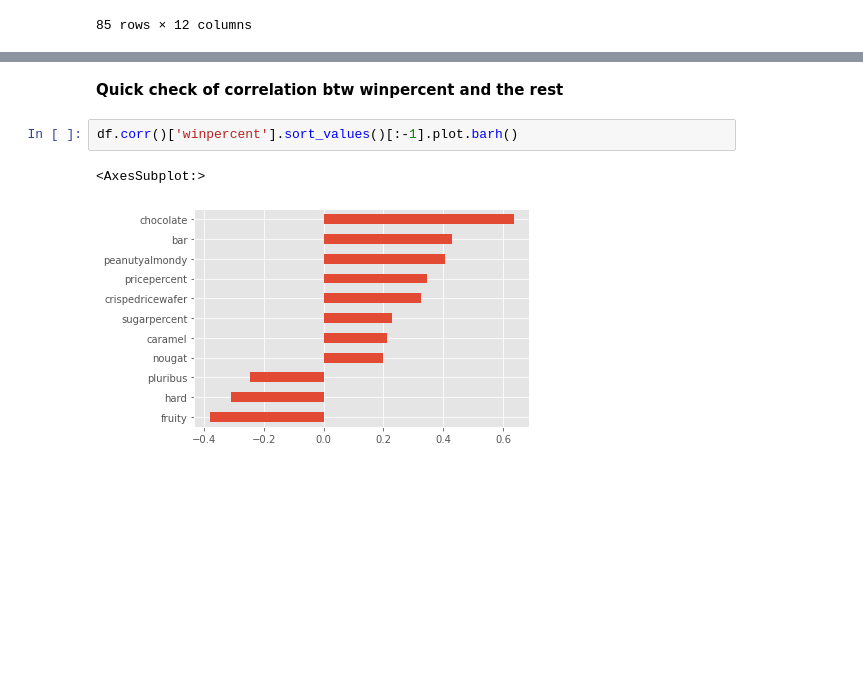
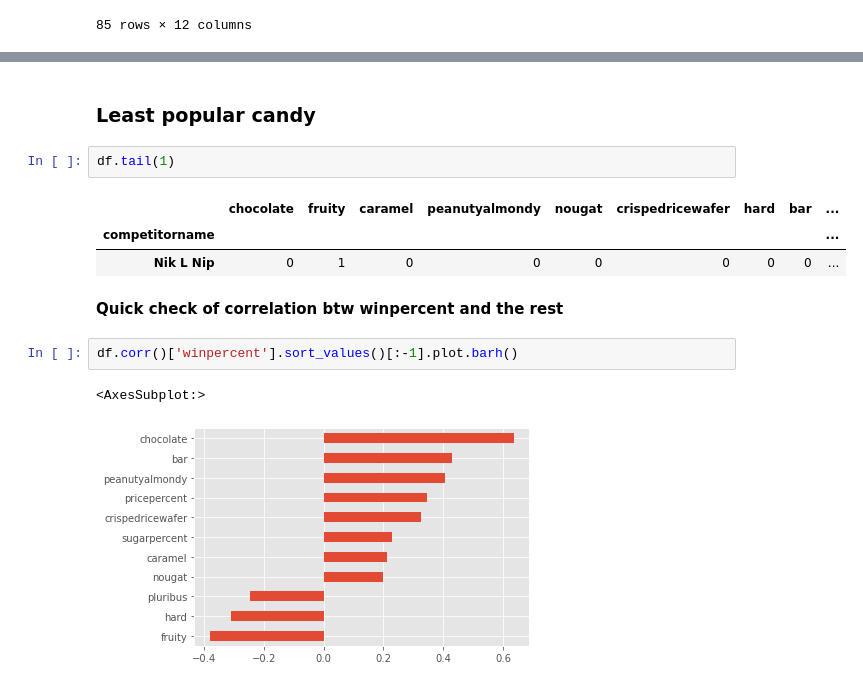
Before and after one commit to smeteo/Candy-Power-Ranking, a Jupyter notebook: Candy_Power_Ranking.ipynb, the cells around one changed output, grey strips where cells are left out. Drawn from its saved outputs; the diff is of its cells as text; blank space fills up the shorter version.

```diff
--- a/Candy_Power_Ranking.ipynb
+++ b/Candy_Power_Ranking.ipynb
@@ -91,3 +99,11 @@ df
+# %% [markdown]
+### Least popular candy
+# %%
+df.tail(1)
+# %% [output]
+|  | chocolate | fruity | caramel | peanutyalmondy | nougat | crispedricewafer | hard | bar | ... |
+| competitorname |  |  |  |  |  |  |  |  | ... |
+| Nik L Nip | 0 | 1 | 0 | 0 | 0 | 0 | 0 | 0 | ... |
 # %% [markdown]
 **Quick check of correlation btw winpercent and the rest**
 # %%
```
Also changed, not shown: parts of 2 cells of this notebook, 1 other file.
